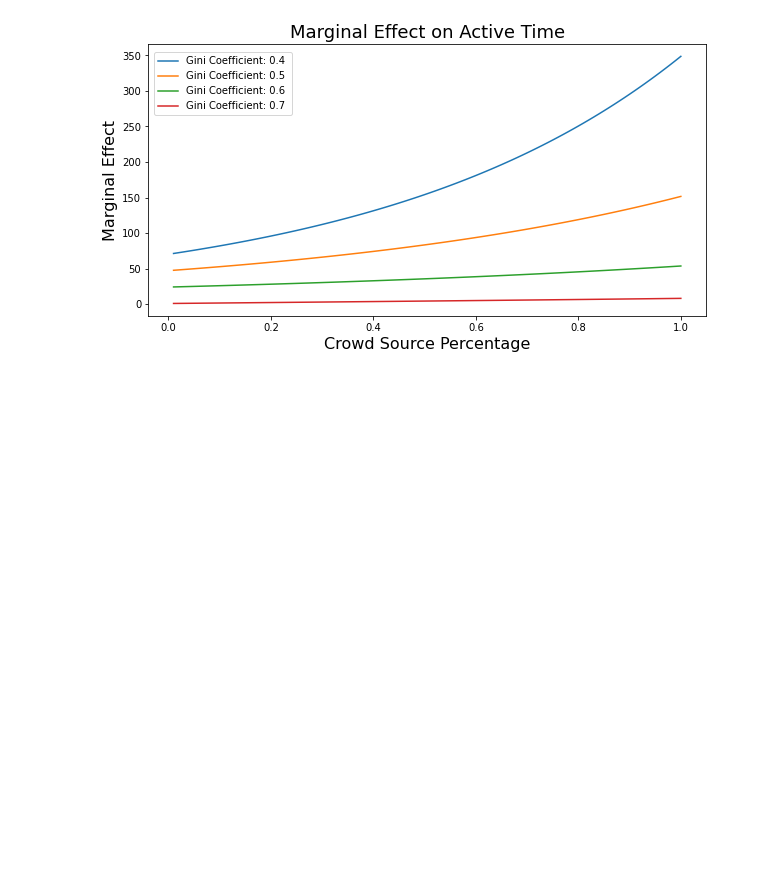
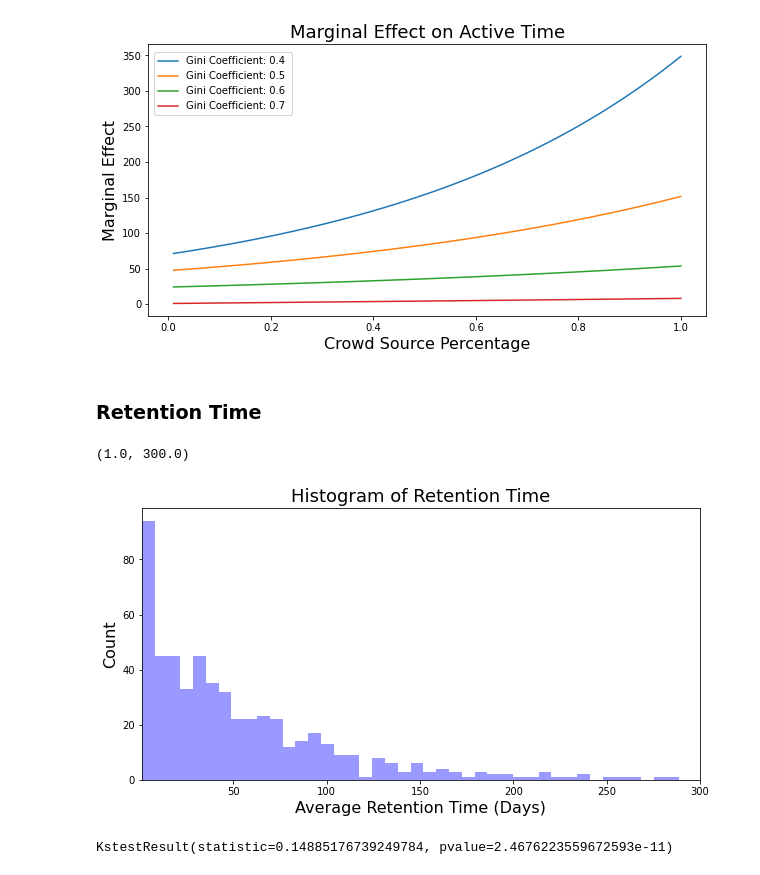
Before and after one commit to MthwRobinson/sh-network-paper, a Jupyter notebook: notebooks/analysis.ipynb, the cells around one changed output. Cells and saved outputs as stored; diff of their text form; code cells hidden in the pictures; blank space fills up the shorter version.

Commit message:
added retention time analysis

```diff
--- a/notebooks/analysis.ipynb
+++ b/notebooks/analysis.ipynb
@@ -1228,3 +1228,20 @@ plt.xlabel('Crowd Source Percentage', fontsize=16)
 # %% [output]
 Text(0.5, 0, 'Crowd Source Percentage')
 [figure]
+# %% [markdown]
+### Retention Time <a id='avg_retention_time'></a>
+# %%
+plt.figure(figsize=(10, 5))
+sns.distplot(data['avg_retention_time'], kde=False, color='blue', bins=100)
+plt.title('Histogram of Retention Time', fontsize=18)
+plt.xlabel('Average Retention Time (Days)', fontsize=16)
+plt.ylabel('Count', fontsize=16)
+plt.xlim([1, 300])
+# %% [output]
+(1.0, 300.0)
+[figure, added]
+# %%
+gamma_params = scipy.stats.gamma.fit(data['avg_retention_time'].dropna())
+scipy.stats.kstest(data['avg_retention_time'].dropna(), 'gamma', gamma_params)
+# %% [output]
+KstestResult(statistic=0.14885176739249784, pvalue=2.4676223559672593e-11)
```
Also changed, not shown: parts of 30 cells of this notebook, 1 other file.
